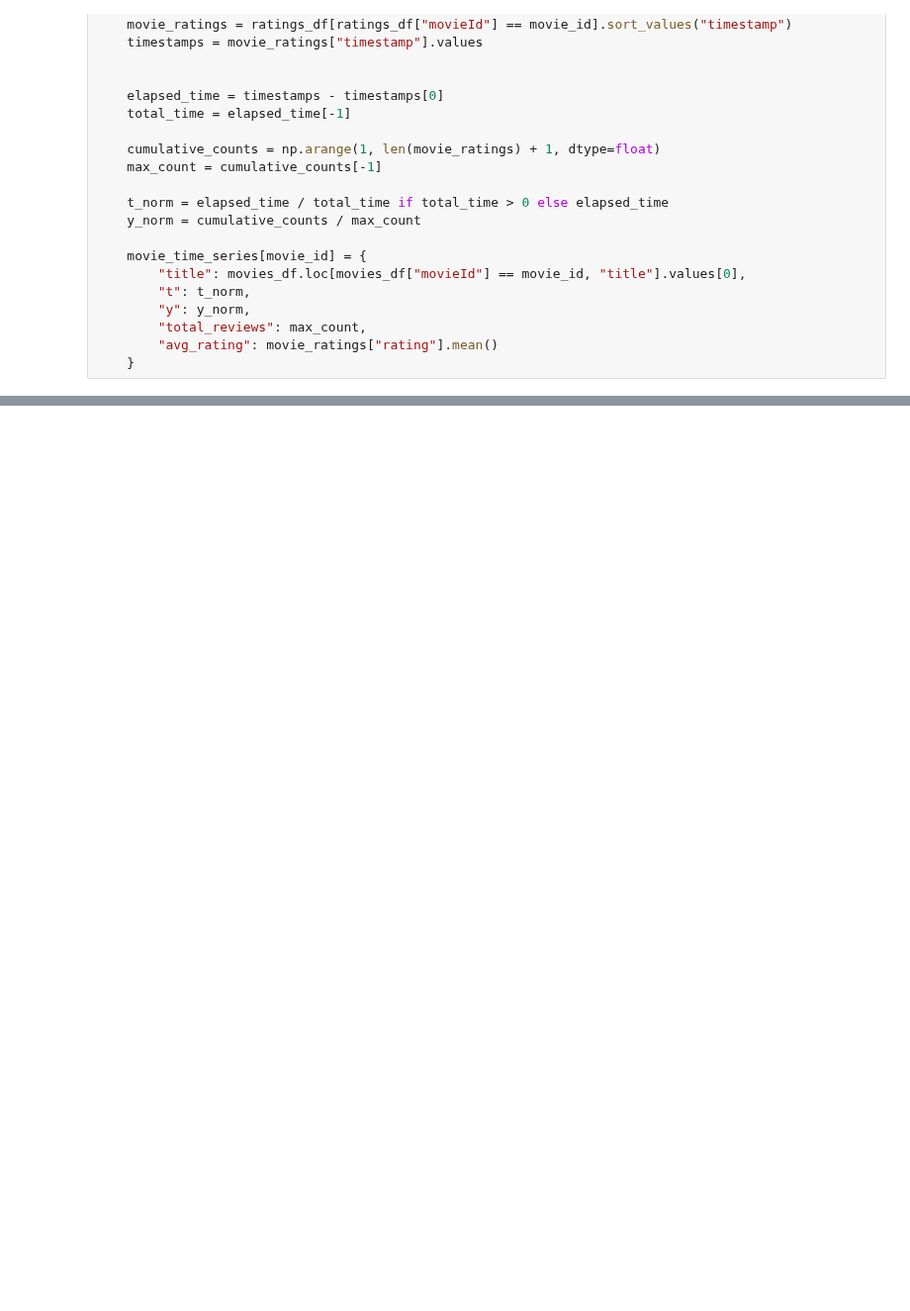
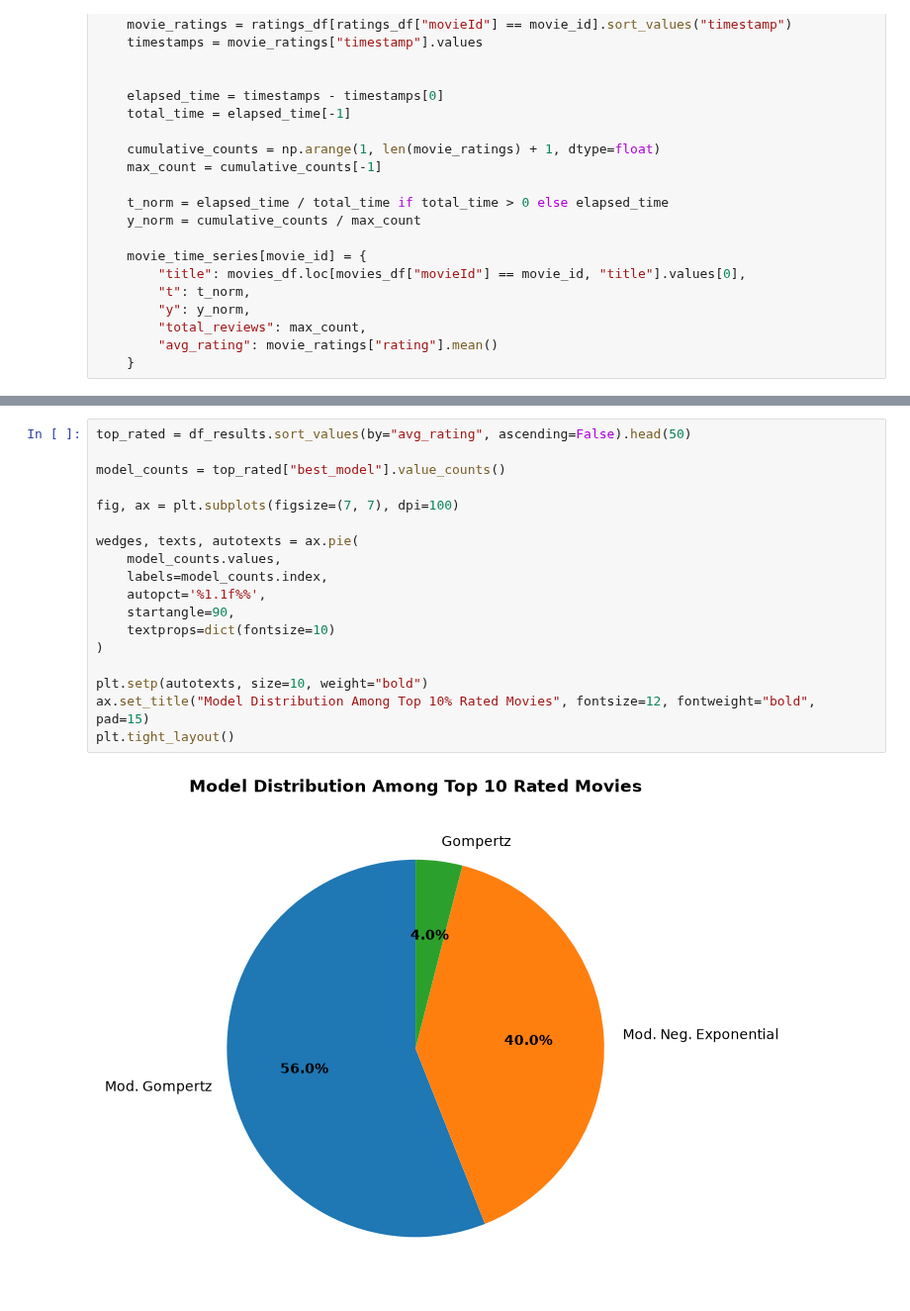
Before and after one commit to beemir/analysis-labs, a Jupyter notebook: project/accumulated_watch_patterns/project.ipynb, the cells around one changed output, grey strips where cells are left out. Shown at 99% size. Drawn from its saved outputs; the diff is of its cells as text; blank space fills up the shorter version.

```diff
--- a/project/accumulated_watch_patterns/project.ipynb
+++ b/project/accumulated_watch_patterns/project.ipynb
@@ -218,0 +589,20 @@ plt.show()
+# %%
+top_rated = df_results.sort_values(by="avg_rating", ascending=False).head(50)
+
+model_counts = top_rated["best_model"].value_counts()
+
+fig, ax = plt.subplots(figsize=(7, 7), dpi=100)
+
+wedges, texts, autotexts = ax.pie(
+    model_counts.values,
+    labels=model_counts.index,
+    autopct='%1.1f%%',
+    startangle=90,
+    textprops=dict(fontsize=10)
+)
+
+plt.setp(autotexts, size=10, weight="bold")
+ax.set_title("Model Distribution Among Top 10% Rated Movies", fontsize=12, fontweight="bold", pad=15)
+plt.tight_layout()
+# %% [output]
+[figure, added]
```
Also changed, not shown: parts of 43 cells of this notebook.
